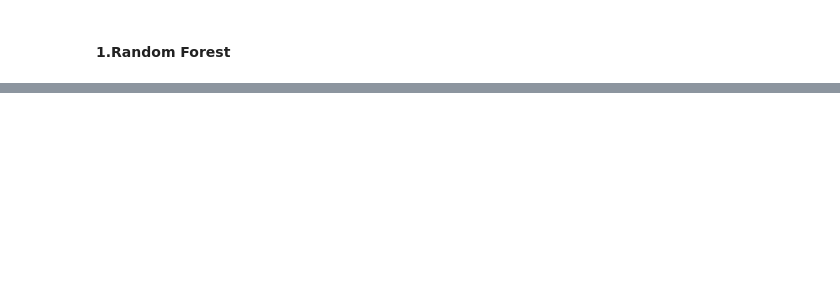
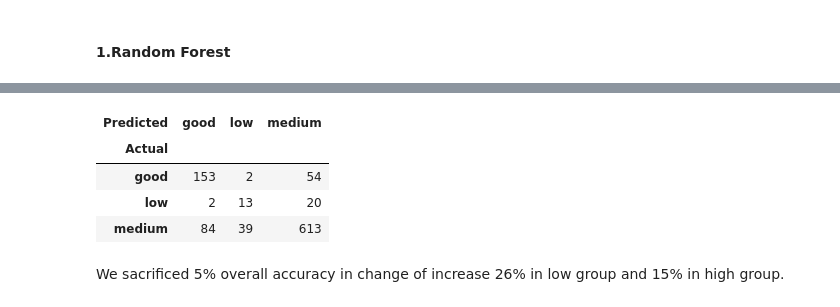
Before and after one commit to tqi2/Wine-Quality-Prediction, a Jupyter notebook: project.ipynb, the cells around one changed output, grey strips where cells are left out. Drawn from its saved outputs; the diff is of its cells as text; code cells hidden in the pictures; blank space fills up the shorter version.

```diff
--- a/project.ipynb
+++ b/project.ipynb
@@ -383,0 +321,12 @@ rfc_confusion
+# %%
+from sklearn.preprocessing import StandardScaler
+sc_X2 = StandardScaler()
+X_sm2 = sc_X2.fit_transform(X_sm2)
+X_test = sc_X2.transform(X_test)
+# %%
+rfc = RandomForestClassifier(n_estimators=150,random_state = 2018)
+# might need CV for parameter tuning here
+rfc.fit(X_sm2, y_train_sm2)
+pred_rfc = rfc.predict(X_test)
+print(classification_report(y_test, pred_rfc))
+print("The RF model accuracy is %s" % accuracy_score(y_test, pred_rfc))
@@ -383,0 +345,32 @@ rfc_confusion
+# %%
+# relabel back : 0 means good, 1 for low, 2 for medium for better visualization
+y_test_re = list(y_test)
+for i in range(len(y_test_re)):
+  if y_test_re[i] == 0:
+    y_test_re[i] = "good"
+  if y_test_re[i] == 1:
+    y_test_re[i] = "low"
+  if y_test_re[i] == 2:
+    y_test_re[i] = "medium"
+pred_rfc_re = list(pred_rfc)
+for i in range(len(pred_rfc_re)):
+  if pred_rfc_re[i] == 0:
+    pred_rfc_re[i] = "good"
+  if pred_rfc_re[i] == 1:
+    pred_rfc_re[i] = "low"
+  if pred_rfc_re[i] == 2:
+    pred_rfc_re[i] = "medium"
+# %%
+y_actu = pd.Series(y_test_re, name='Actual')
+y_pred = pd.Series(pred_rfc_re, name='Predicted')
+rfc_confusion = pd.crosstab(y_actu, y_pred)
+# %%
+rfc_confusion
+# %% [output]
+| Predicted | good | low | medium |
+| Actual |  |  |  |
+| good | 153 | 2 | 54 |
+| low | 2 | 13 | 20 |
+| medium | 84 | 39 | 613 |
+# %% [markdown]
+We sacrificed 5% overall accuracy in change of increase 26% in low group and 15% in high group.
```
Also changed, not shown: parts of 41 cells of this notebook.
